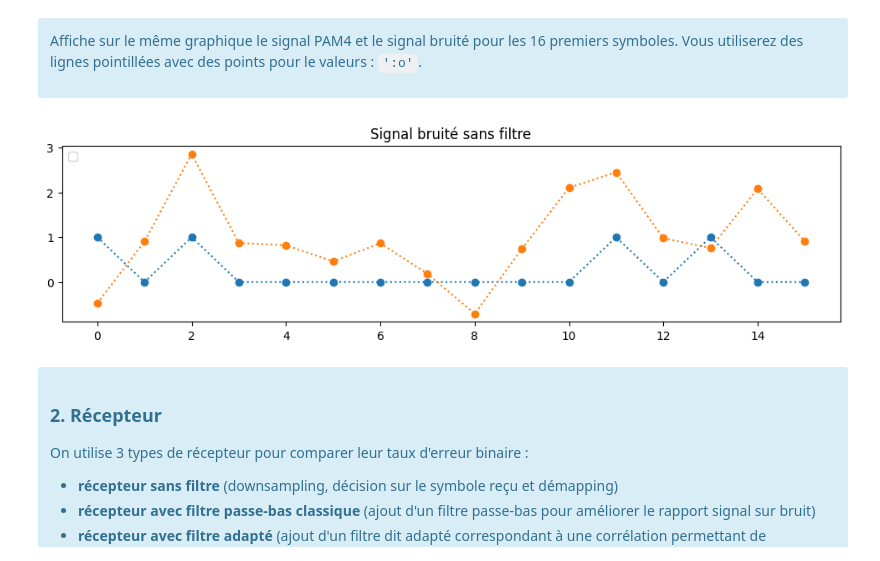
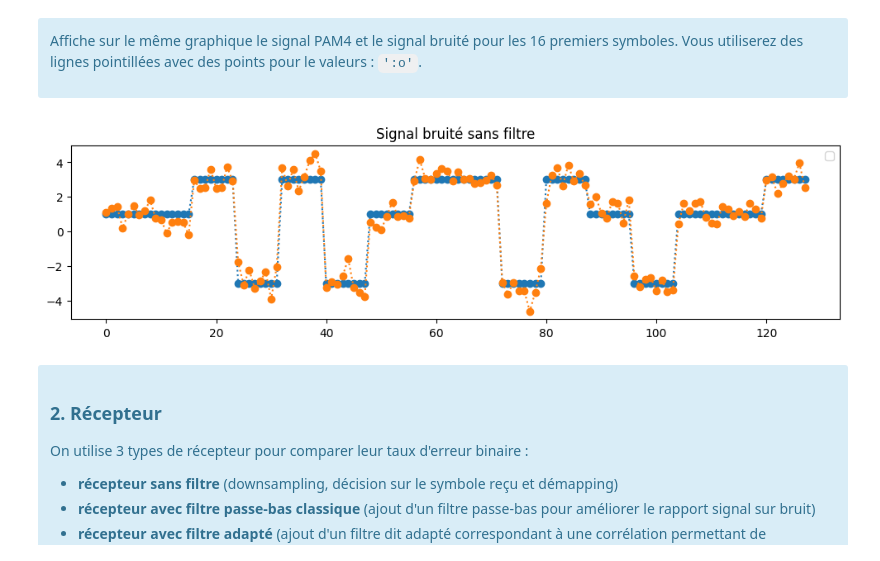
Before and after one commit to NergYR/RT4R02, a Jupyter notebook: TP1/TP 1 Filtrage adapté sujet.ipynb, the cells around one changed output. Drawn from its saved outputs; the diff is of its cells as text; code cells hidden in the pictures.

```diff
--- a/TP1/TP 1 Filtrage adapté sujet.ipynb
+++ b/TP1/TP 1 Filtrage adapté sujet.ipynb
@@ -79,24 +79,24 @@ Affiche sur le même graphique le signal PAM4 et le signal bruité pour les 16 p
 # %%
 ### Affichage des 2 graphs
 
 plt.figure(figsize=(12, 6))
 
 plt.subplot(2, 1, 1)
 
-plt.plot(bits[:16], ':o')
+plt.plot(Hf[:16*upsampling], ':o')
 
 plt.title('Signal PAM4')
 
-plt.plot(np.real(MyCanal[:16]), ':o')
+plt.plot((MyCanal[:16*upsampling]), ':o')
 
 
 plt.title('Signal bruité sans filtre')
 
 plt.legend()
 
 plt.show()
 # %% [output]
-[figure, old version]
+[figure, new version]
 # %% [markdown]
 <div class="alert alert-block alert-info bilan">
 
```
Also changed, not shown: parts of 10 cells of this notebook.
